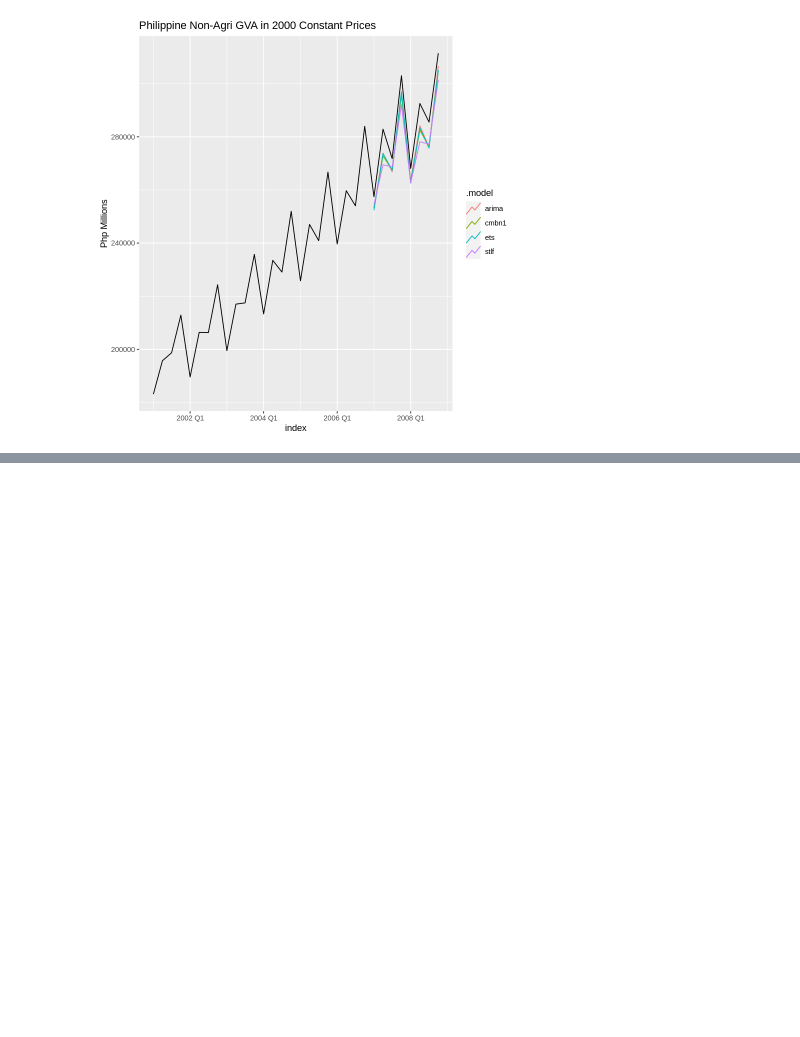
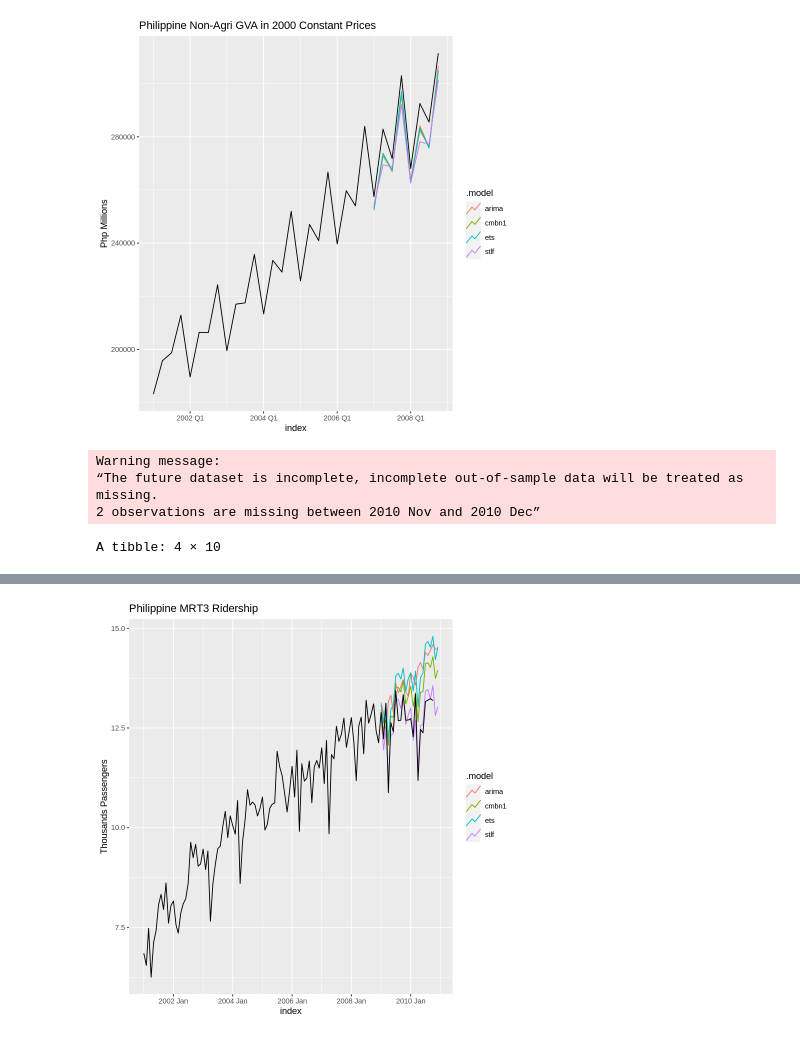
Before and after one commit to pacayton/forecast_combination_seminar, a Jupyter notebook: Forecast_Combination_R.ipynb, the cells around one changed output, grey strips where cells are left out. Cells and saved outputs as stored; diff of their text form; code cells hidden in the pictures; blank space fills up the shorter version.

```diff
--- a/Forecast_Combination_R.ipynb
+++ b/Forecast_Combination_R.ipynb
@@ -241,0 +238,47 @@ covid.tsb <- covid.inc %>% as_tsibble()
+# %%
+## Quick Conversion from ts to tsibble
+mrt3.tsb <- mrt3 %>% as_tsibble()
+
+### Forecast Horizon
+h = 24
+
+## Train Data
+mrt3.tsb.train <- mrt3.tsb %>% head(n = length(mrt3.tsb) - h)
+
+
+## Setting up the Forecasting Model for STL
+STLF <- decomposition_model(
+  STL(log(value) ~ season(window = Inf)),
+  ETS(season_adjust ~ season("N"))
+)
+
+### Estimating 3 models and their combination
+mrt3_models <- mrt3.tsb.train %>%
+  model(
+    ets = ETS(value),
+    stlf = STLF,
+    arima = ARIMA(log(value)),
+    cmbn1 = combination_model(
+      ETS(value), STLF, ARIMA(log(value)),
+      cmbn_args = list(weights = "inv_var")
+      )
+  )
+
+### Forecast for 2 years
+mrt3_fc <- mrt3_models %>%
+  forecast(h = 24)
+
+### Plot forecasts
+mrt3_fc %>%
+  autoplot(mrt3.tsb, level = NULL) +
+  labs(y = "Thousands Passengers",
+    title = "Philippine MRT3 Ridership")
+
+
+### Test Accuracy Measures
+mrt3_fc %>% accuracy(mrt3.tsb) %>% arrange(RMSE)
+# %% [output]
+Warning message:
+“The future dataset is incomplete, incomplete out-of-sample data will be treated as missing.
+2 observations are missing between 2010 Nov and 2010 Dec”
+A tibble: 4 × 10
@@ -241,0 +291 @@ covid.tsb <- covid.inc %>% as_tsibble()
+[figure, added]
```
Also changed, not shown: parts of 5 cells of this notebook.
